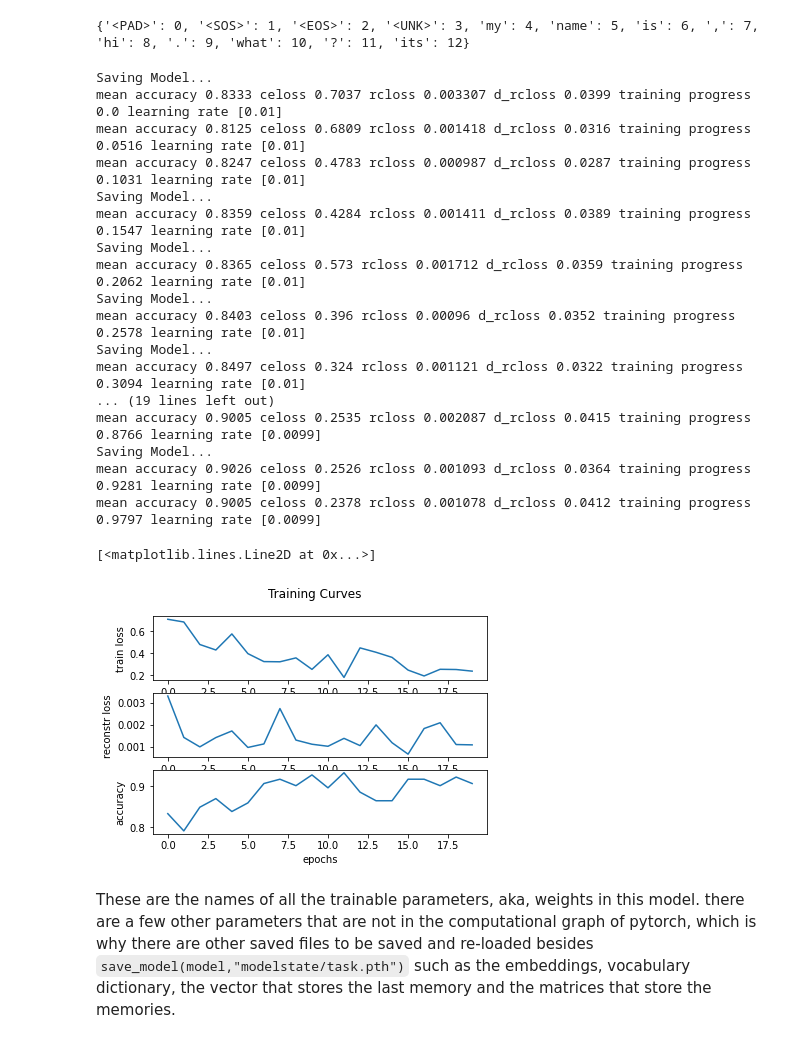
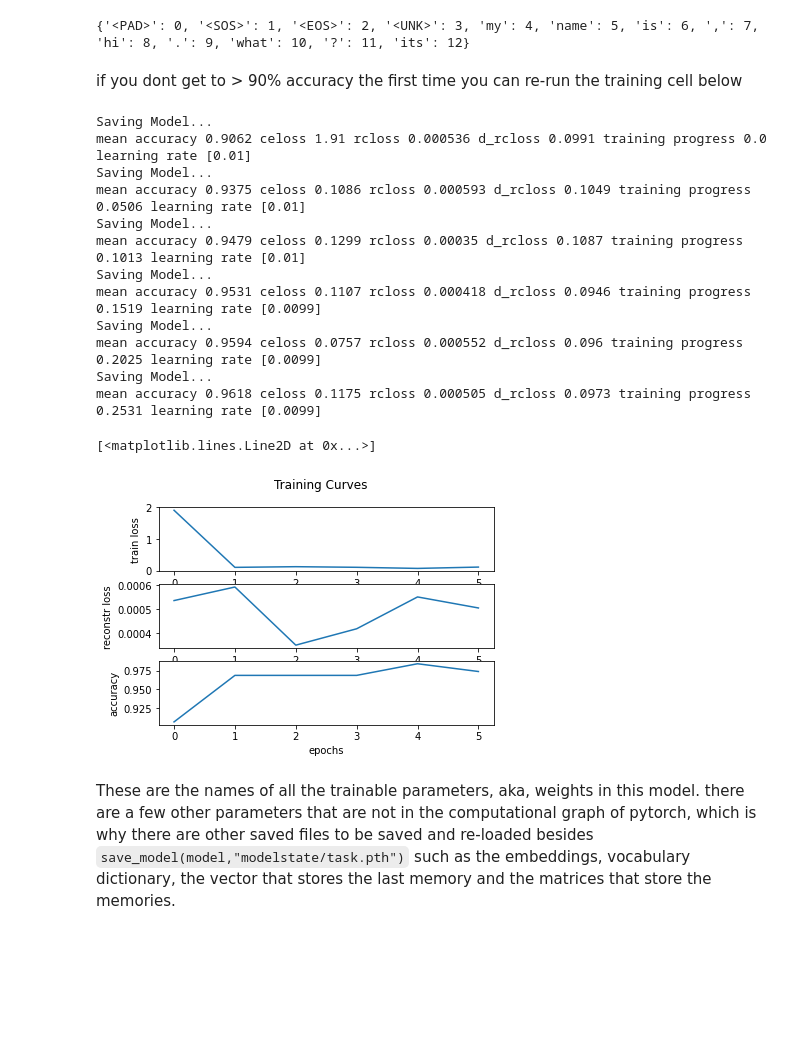
Before and after one commit to clam004/meta-learned-memory, a Jupyter notebook: MinimalWorkingExample.ipynb, the cells around one changed output. Saved outputs shown, nothing was run; the diff lists cells and outputs as text; code cells hidden in the pictures; blank space fills up the shorter version.

```diff
--- a/MinimalWorkingExample.ipynb
+++ b/MinimalWorkingExample.ipynb
@@ -256,12 +257,14 @@ teacher = Teacher(model.vocab)
 print(model.vocab.word2index)
 # %% [output]
 {'<PAD>': 0, '<SOS>': 1, '<EOS>': 2, '<UNK>': 3, 'my': 4, 'name': 5, 'is': 6, ',': 7, 'hi': 8, '.': 9, 'what': 10, '?': 11, 'its': 12}
+# %% [markdown]
+if you dont get to > 90% accuracy the first time you can re-run the training cell below
 # %%
-total_batches = 64*10
+total_batches = 64*25
 best_acc = 0
 lamda = 8
 batch_size = 64
-learning_rate = 0.01 #0.001
+learning_rate = 0.01
 
 optimizer=torch.optim.Adam(model.parameters(),lr=learning_rate,betas=(0.9, 0.98),eps=1e-9)
 scheduler=torch.optim.lr_scheduler.ReduceLROnPlateau(optimizer,'min',factor=0.99,patience=100)
@@ -328,46 +331,41 @@ for batch in range(total_batches):
             pickle.dump(model.vocab.embedding.weight,open("modelstate/embedding.weight.p","wb"))
             pickle.dump(model.context_vec,open("modelstate/context_vec.p","wb"))
             pickle.dump(model.mnm.memfunc.Ws,open("modelstate/Ws.p","wb"))
             save_model(model,"modelstate/task.pth")
 
         print("mean accuracy", round(mean_accuracy,4),
               "celoss", round(batch_loss.float().item(),4),
               "rcloss", round(reconstruction_loss.float().item(),6),
               "d_rcloss", round((rcli - rcl).float().item(),4),
               "training progress", round(batch/total_batches,4),
               "learning rate", scheduler._last_lr)
 
-        if mean_accuracy > 0.97:
+        if mean_accuracy > 0.96:
             break
 
 fig, (ax1, ax2, ax3) = plt.subplots(3)
 fig.suptitle('Training Curves')
 ax1.set(xlabel='epochs', ylabel='train loss')
 ax2.set(xlabel='epochs', ylabel='reconstr loss')
 ax3.set(xlabel='epochs', ylabel='accuracy')
 ax1.plot(loss_all_list, label='train loss')
 ax2.plot(rcloss_all_list, label='reconstrunction loss')
 ax3.plot(accuracy_list, label='accuracy')
 # %% [output]
 Saving Model...
-mean accuracy 0.8333 celoss 0.7037 rcloss 0.003307 d_rcloss 0.0399 training progress 0.0 learning rate [0.01]
-mean accuracy 0.8125 celoss 0.6809 rcloss 0.001418 d_rcloss 0.0316 training progress 0.0516 learning rate [0.01]
-mean accuracy 0.8247 celoss 0.4783 rcloss 0.000987 d_rcloss 0.0287 training progress 0.1031 learning rate [0.01]
+mean accuracy 0.9062 celoss 1.91 rcloss 0.000536 d_rcloss 0.0991 training progress 0.0 learning rate [0.01]
 Saving Model...
-mean accuracy 0.8359 celoss 0.4284 rcloss 0.001411 d_rcloss 0.0389 training progress 0.1547 learning rate [0.01]
+mean accuracy 0.9375 celoss 0.1086 rcloss 0.000593 d_rcloss 0.1049 training progress 0.0506 learning rate [0.01]
 Saving Model...
-mean accuracy 0.8365 celoss 0.573 rcloss 0.001712 d_rcloss 0.0359 training progress 0.2062 learning rate [0.01]
+mean accuracy 0.9479 celoss 0.1299 rcloss 0.00035 d_rcloss 0.1087 training progress 0.1013 learning rate [0.01]
 Saving Model...
-mean accuracy 0.8403 celoss 0.396 rcloss 0.00096 d_rcloss 0.0352 training progress 0.2578 learning rate [0.01]
+mean accuracy 0.9531 celoss 0.1107 rcloss 0.000418 d_rcloss 0.0946 training progress 0.1519 learning rate [0.0099]
 Saving Model...
-mean accuracy 0.8497 celoss 0.324 rcloss 0.001121 d_rcloss 0.0322 training progress 0.3094 learning rate [0.01]
-... (19 lines left out)
-mean accuracy 0.9005 celoss 0.2535 rcloss 0.002087 d_rcloss 0.0415 training progress 0.8766 learning rate [0.0099]
+mean accuracy 0.9594 celoss 0.0757 rcloss 0.000552 d_rcloss 0.096 training progress 0.2025 learning rate [0.0099]
 Saving Model...
-mean accuracy 0.9026 celoss 0.2526 rcloss 0.001093 d_rcloss 0.0364 training progress 0.9281 learning rate [0.0099]
-mean accuracy 0.9005 celoss 0.2378 rcloss 0.001078 d_rcloss 0.0412 training progress 0.9797 learning rate [0.0099]
+mean accuracy 0.9618 celoss 0.1175 rcloss 0.000505 d_rcloss 0.0973 training progress 0.2531 learning rate [0.0099]
 [<matplotlib.lines.Line2D at 0x...>]
-[figure, old version]
+[figure, new version]
 # %% [markdown]
 These are the names of all the trainable parameters, aka, weights in this model. there are a few other parameters that are not in the computational graph of pytorch, which is why there are other saved files to be saved and re-loaded besides `save_model(model,"modelstate/task.pth")` such as the embeddings, vocabulary dictionary, the vector that stores the last memory and the matrices that store the memories.
 # %%
```
Also changed, not shown: parts of 5 cells of this notebook, 18 other files.
